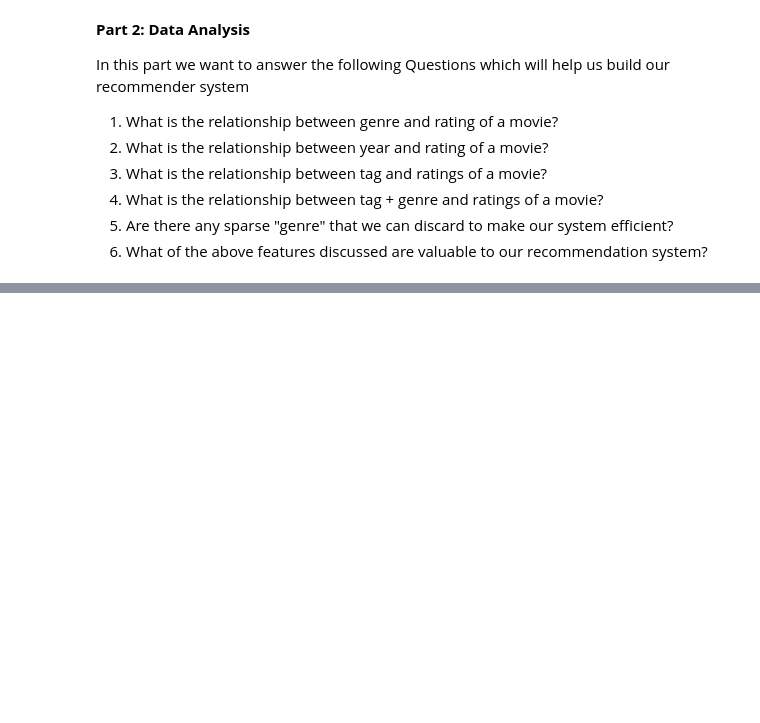
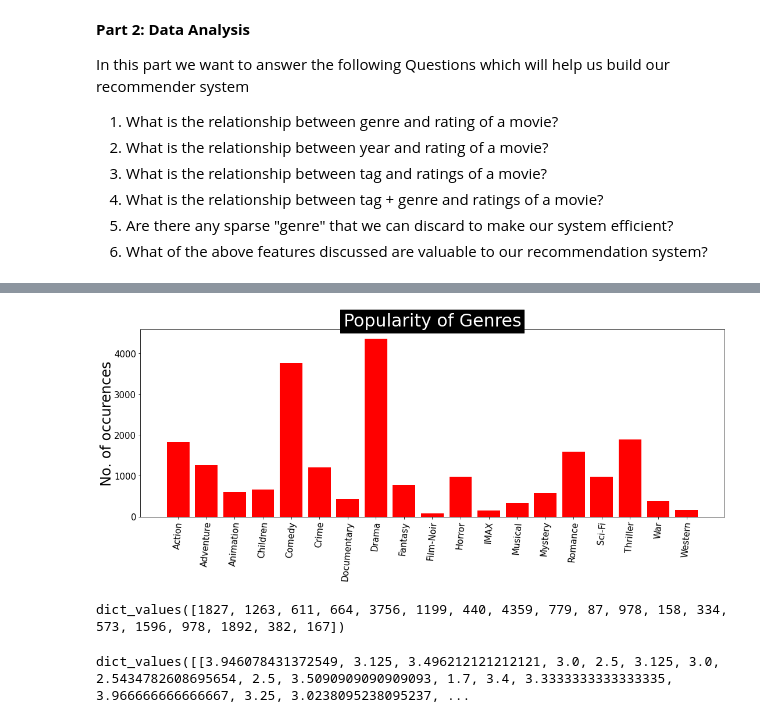
Before and after one commit to arunaabh95/movielens-recommender, a Jupyter notebook: MDM-cleaning+analysis.ipynb, the cells around one changed output, grey strips where cells are left out. Cells and saved outputs as stored; diff of their text form; code cells hidden in the pictures; blank space fills up the shorter version.

```diff
--- a/MDM-cleaning+analysis.ipynb
+++ b/MDM-cleaning+analysis.ipynb
@@ -222,0 +322,17 @@ In this part we want to answer the following Questions which will help us build
+# %%
+fig = plt.figure(1, figsize=(18,13))
+ax2 = fig.add_subplot(2,1,2)
+y_axis = words.values()
+x_axis = [i for i,k in enumerate(words.keys())]
+x_label = words.keys()
+plt.xticks(rotation=85, fontsize = 15)
+plt.yticks(fontsize = 15)
+plt.xticks(x_axis, x_label)
+plt.ylabel("No. of occurences", fontsize = 24, labelpad = 0)
+ax2.bar(x_axis, y_axis, align = 'center', color='r')
+plt.title("Popularity of Genres",bbox={'facecolor':'k', 'pad':5},color='w',fontsize = 30)
+plt.show()
+print(y_axis)
+# %% [output]
+[figure, added]
+dict_values([1827, 1263, 611, 664, 3756, 1199, 440, 4359, 779, 87, 978, 158, 334, 573, 1596, 978, 1892, 382, 167])
@@ -222,0 +351,4 @@ In this part we want to answer the following Questions which will help us build
+# %%
+genre_dict.values()
+# %% [output]
+dict_values([[3.946078431372549, 3.125, 3.496212121212121, 3.0, 2.5, 3.125, 3.0, 2.5434782608695654, 2.5, 3.5090909090909093, 1.7, 3.4, 3.3333333333333335, 3.966666666666667, 3.25, 3.0238095238095237, ...
```
Also changed, not shown: parts of 24 cells of this notebook.
